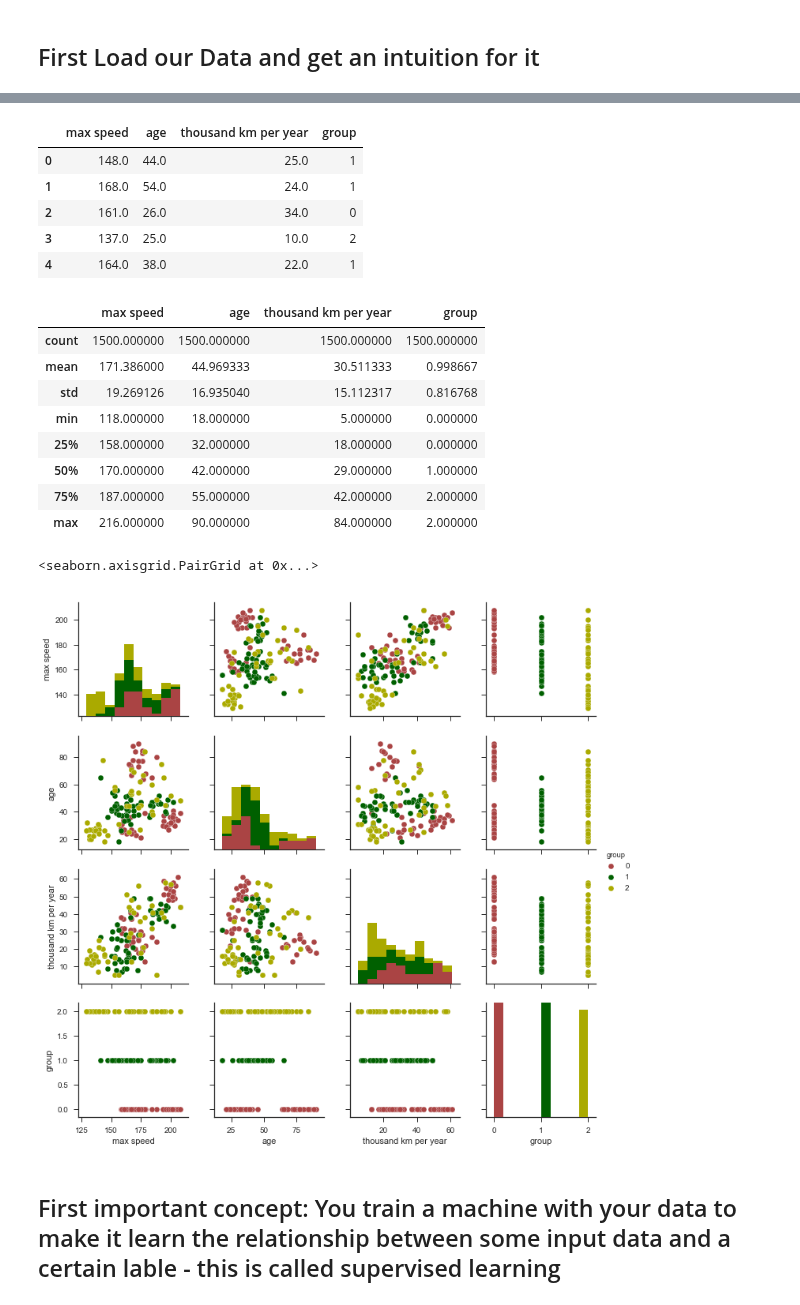
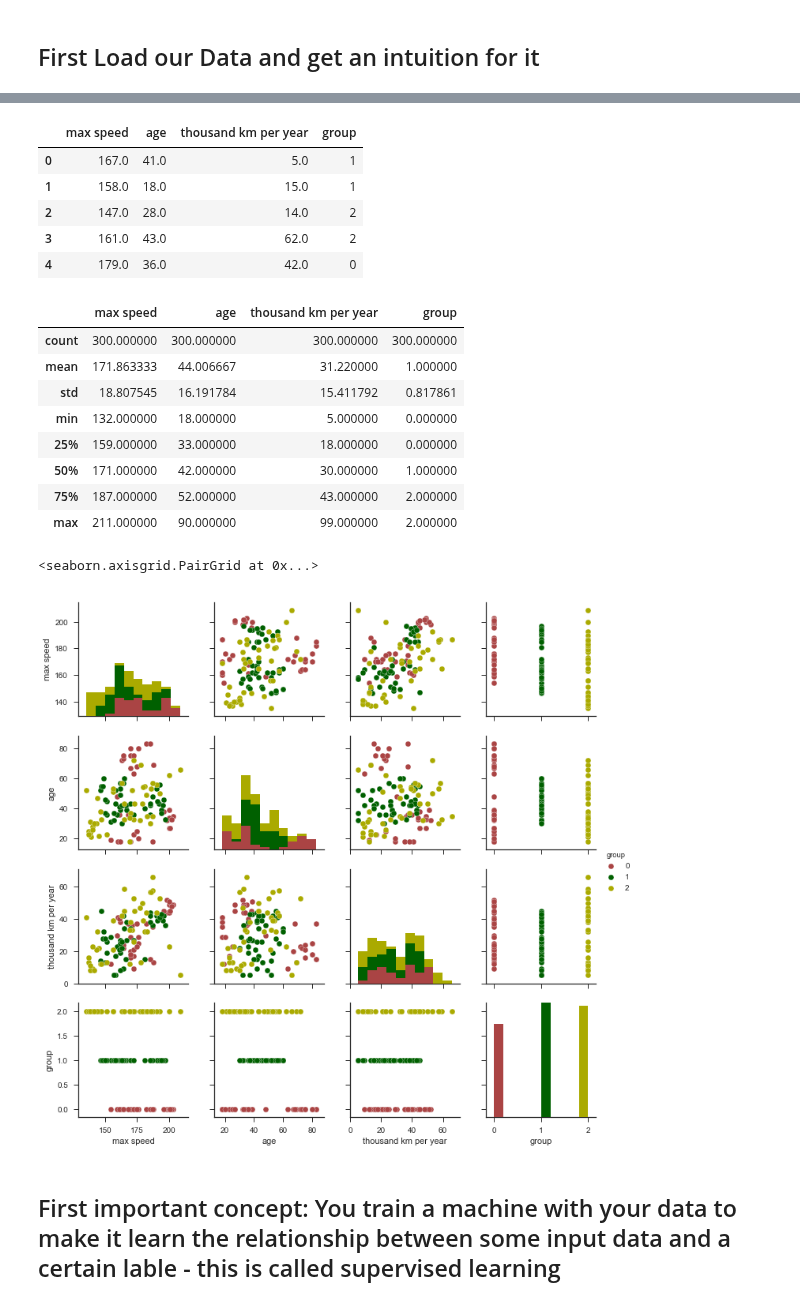
Before and after one commit to DJCordhose/ai, a Jupyter notebook: notebooks/video/ml_first_steps.ipynb, the cells around one changed output, grey strips where cells are left out. Saved outputs shown, nothing was run; the diff lists cells and outputs as text; code cells hidden in the pictures.

```diff
--- a/notebooks/video/ml_first_steps.ipynb
+++ b/notebooks/video/ml_first_steps.ipynb
@@ -26,39 +27,39 @@ print(np.__version__)
 # %%
-df = pd.read_csv('./insurance-customers-1500.csv', sep=';')
+df = pd.read_csv('./insurance-customers-300.csv', sep=';')
 # %%
 df.head()
 # %% [output]
 |  | max speed | age | thousand km per year | group |
-| 0 | 148.0 | 44.0 | 25.0 | 1 |
-| 1 | 168.0 | 54.0 | 24.0 | 1 |
-| 2 | 161.0 | 26.0 | 34.0 | 0 |
-| 3 | 137.0 | 25.0 | 10.0 | 2 |
-| 4 | 164.0 | 38.0 | 22.0 | 1 |
+| 0 | 167.0 | 41.0 | 5.0 | 1 |
+| 1 | 158.0 | 18.0 | 15.0 | 1 |
+| 2 | 147.0 | 28.0 | 14.0 | 2 |
+| 3 | 161.0 | 43.0 | 62.0 | 2 |
+| 4 | 179.0 | 36.0 | 42.0 | 0 |
 # %%
 df.describe()
 # %% [output]
 |  | max speed | age | thousand km per year | group |
-| count | 1500.000000 | 1500.000000 | 1500.000000 | 1500.000000 |
-| mean | 171.386000 | 44.969333 | 30.511333 | 0.998667 |
-| std | 19.269126 | 16.935040 | 15.112317 | 0.816768 |
-| min | 118.000000 | 18.000000 | 5.000000 | 0.000000 |
-| 25% | 158.000000 | 32.000000 | 18.000000 | 0.000000 |
-| 50% | 170.000000 | 42.000000 | 29.000000 | 1.000000 |
-| 75% | 187.000000 | 55.000000 | 42.000000 | 2.000000 |
-| max | 216.000000 | 90.000000 | 84.000000 | 2.000000 |
+| count | 300.000000 | 300.000000 | 300.000000 | 300.000000 |
+| mean | 171.863333 | 44.006667 | 31.220000 | 1.000000 |
+| std | 18.807545 | 16.191784 | 15.411792 | 0.817861 |
+| min | 132.000000 | 18.000000 | 5.000000 | 0.000000 |
+| 25% | 159.000000 | 33.000000 | 18.000000 | 0.000000 |
+| 50% | 171.000000 | 42.000000 | 30.000000 | 1.000000 |
+| 75% | 187.000000 | 52.000000 | 43.000000 | 2.000000 |
+| max | 211.000000 | 90.000000 | 99.000000 | 2.000000 |
 # %%
 import seaborn as sns
 sns.set(style="ticks")
 
-sample_df = df.sample(n=150, random_state=42)
+sample_df = df.sample(n=120, random_state=42)
 
 colors_light = {0: '#FFAAAA', 1: '#AAFFAA', 2: '#FFFFDD'}
 colors_bold = {0: '#AA4444', 1: '#006000', 2: '#AAAA00'}
 
 sns.pairplot(sample_df, hue="group", palette=colors_bold)
 # %% [output]
 <seaborn.axisgrid.PairGrid at 0x...>
-[figure, old version]
+[figure, new version]
 # %% [markdown]
 ## First important concept: You train a machine with your data to make it learn the relationship between some input data and a certain lable - this is called supervised learning
 # %%
```
Also changed, not shown: parts of 16 cells of this notebook, 1 other file.
